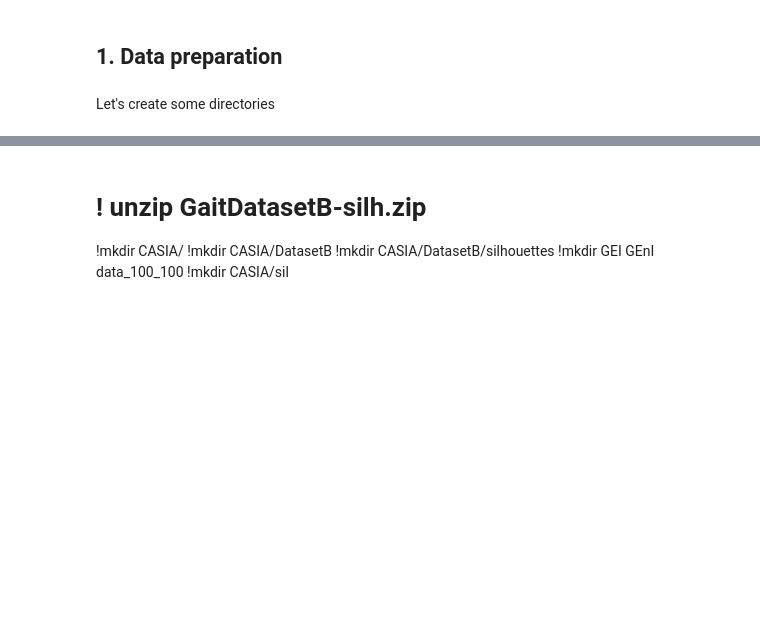
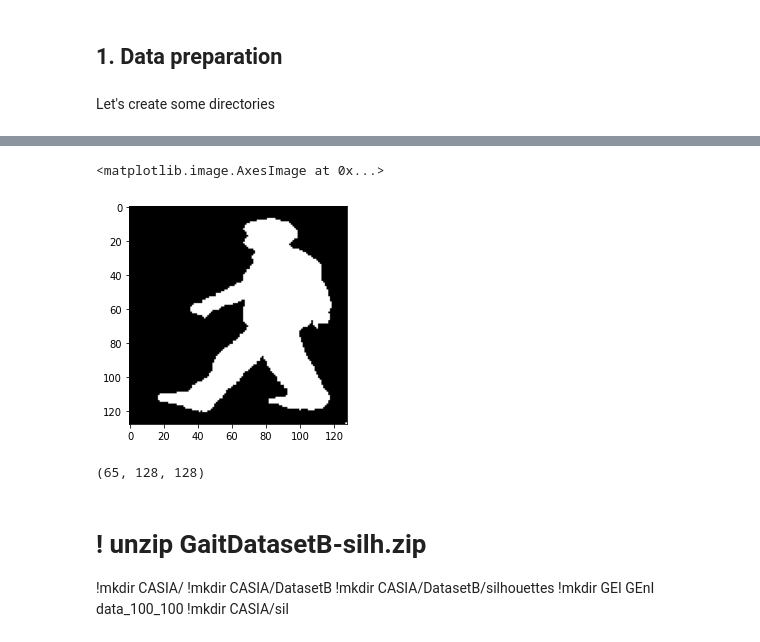
Before and after one commit to cidimec/UCB-squirrels, a Jupyter notebook: CASIA_utils/GaitV1.ipynb, the cells around one changed output, grey strips where cells are left out. Saved outputs shown, nothing was run; the diff lists cells and outputs as text; code cells hidden in the pictures; blank space fills up the shorter version.

```diff
--- a/CASIA_utils/GaitV1.ipynb
+++ b/CASIA_utils/GaitV1.ipynb
@@ -26,3 +211,12 @@ unzip:  cannot find or open CASIA/DatasetB/silhouettes/GaitDatasetB-silh.zip, CA
+# %%
+plt.imshow(pred[3,:,:,], 'gray')
+# %% [output]
+<matplotlib.image.AxesImage at 0x...>
+[figure, added]
+# %%
+np.uint(pred).shape
+# %% [output]
+(65, 128, 128)
 # %% [markdown]
 # ! unzip GaitDatasetB-silh.zip
 !mkdir CASIA/
```
Also changed, not shown: parts of 27 cells of this notebook, 8 other files.
